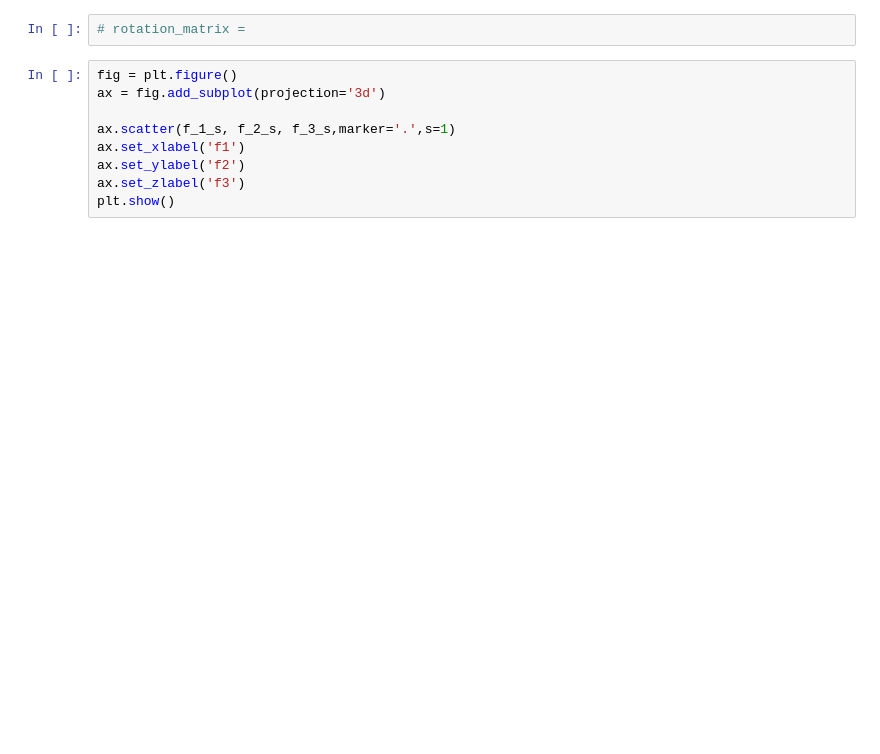
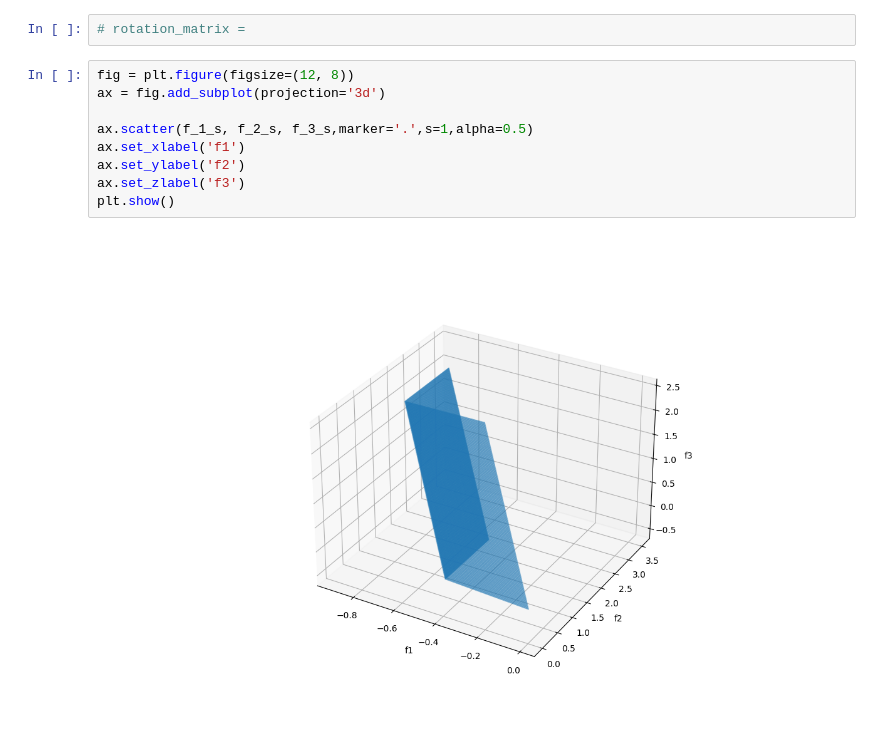
Before and after one commit to dsakurai/benchmark-visualizer, a Jupyter notebook: nd-playground.ipynb, the cells around one changed output. Saved outputs shown, nothing was run; the diff lists cells and outputs as text; blank space fills up the shorter version.

```diff
--- a/nd-playground.ipynb
+++ b/nd-playground.ipynb
@@ -136,11 +114,13 @@ axs[1,1].scatter(f_2_s,f_3_s, s=1)
 # %%
 # rotation_matrix =
 # %%
-fig = plt.figure()
+fig = plt.figure(figsize=(12, 8))
 ax = fig.add_subplot(projection='3d')
 
-ax.scatter(f_1_s, f_2_s, f_3_s,marker='.',s=1)
+ax.scatter(f_1_s, f_2_s, f_3_s,marker='.',s=1,alpha=0.5)
 ax.set_xlabel('f1')
 ax.set_ylabel('f2')
 ax.set_zlabel('f3')
 plt.show()
+# %% [output]
+[figure, added]
```
Also changed, not shown: parts of 9 cells of this notebook.
